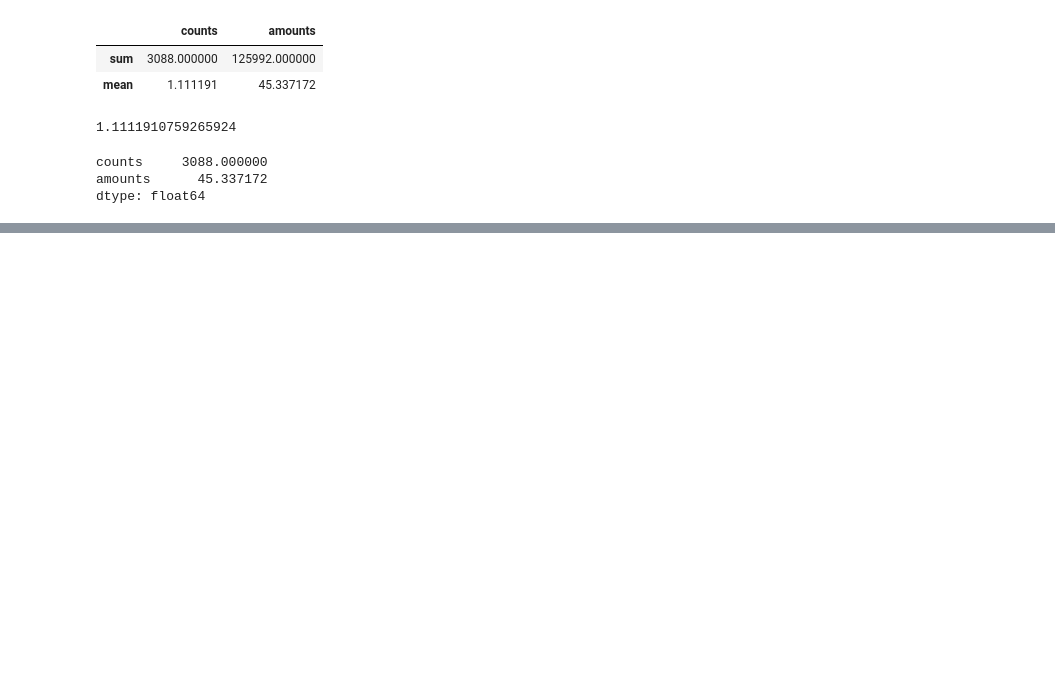
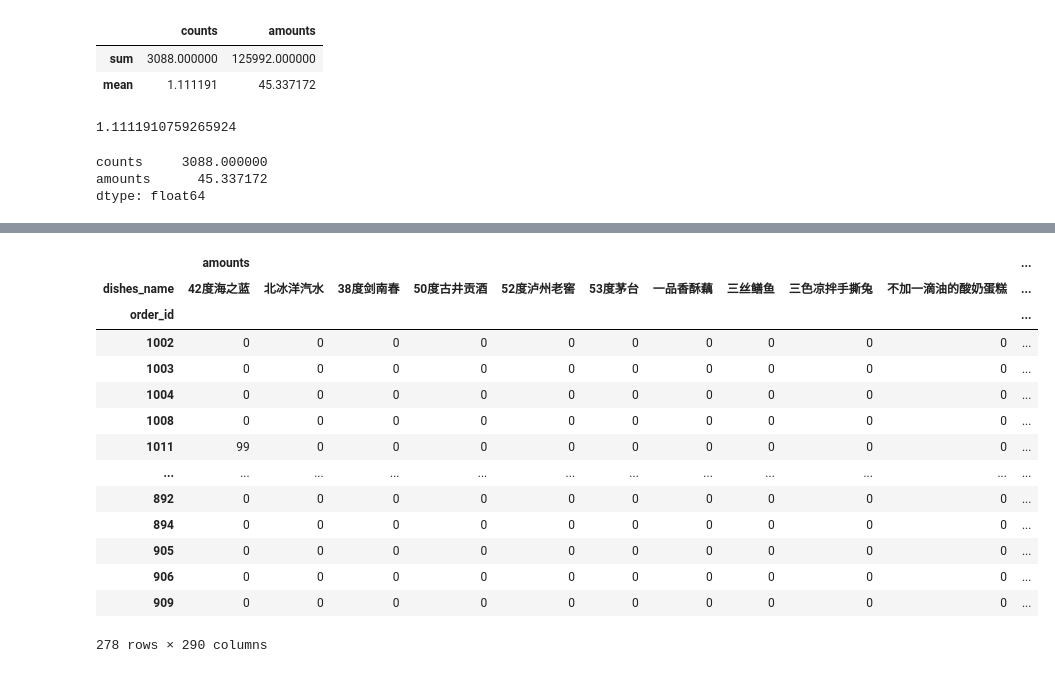
Before and after one commit to jayhebe/Python_Jupyter, a Jupyter notebook: DA20200809-Pandas.ipynb, the cells around one changed output, grey strips where cells are left out. Saved outputs shown, nothing was run; the diff lists cells and outputs as text; code cells hidden in the pictures; blank space fills up the shorter version.

```diff
--- a/DA20200809-Pandas.ipynb
+++ b/DA20200809-Pandas.ipynb
@@ -297,0 +553,22 @@ dtype: float64
+# %%
+pd.pivot_table(detail[["order_id", "counts", "amounts", "dishes_name"]],
+               index="order_id",
+               columns="dishes_name",
+               fill_value=0,
+               aggfunc=np.sum)
+# %% [output]
+|  | amounts |  |  |  |  |  |  |  |  |  | ... |
+| dishes_name | 42度海之蓝 | 北冰洋汽水 | 38度剑南春 | 50度古井贡酒 | 52度泸州老窖 | 53度茅台 | 一品香酥藕 | 三丝鳝鱼 | 三色凉拌手撕兔 | 不加一滴油的酸奶蛋糕 | ... |
+| order_id |  |  |  |  |  |  |  |  |  |  | ... |
+| 1002 | 0 | 0 | 0 | 0 | 0 | 0 | 0 | 0 | 0 | 0 | ... |
+| 1003 | 0 | 0 | 0 | 0 | 0 | 0 | 0 | 0 | 0 | 0 | ... |
+| 1004 | 0 | 0 | 0 | 0 | 0 | 0 | 0 | 0 | 0 | 0 | ... |
+| 1008 | 0 | 0 | 0 | 0 | 0 | 0 | 0 | 0 | 0 | 0 | ... |
+| 1011 | 99 | 0 | 0 | 0 | 0 | 0 | 0 | 0 | 0 | 0 | ... |
+| ... | ... | ... | ... | ... | ... | ... | ... | ... | ... | ... | ... |
+| 892 | 0 | 0 | 0 | 0 | 0 | 0 | 0 | 0 | 0 | 0 | ... |
+| 894 | 0 | 0 | 0 | 0 | 0 | 0 | 0 | 0 | 0 | 0 | ... |
+| 905 | 0 | 0 | 0 | 0 | 0 | 0 | 0 | 0 | 0 | 0 | ... |
+| 906 | 0 | 0 | 0 | 0 | 0 | 0 | 0 | 0 | 0 | 0 | ... |
+| 909 | 0 | 0 | 0 | 0 | 0 | 0 | 0 | 0 | 0 | 0 | ... |
+278 rows × 290 columns
```
Also changed, not shown: parts of 29 cells of this notebook, 2 other files.
